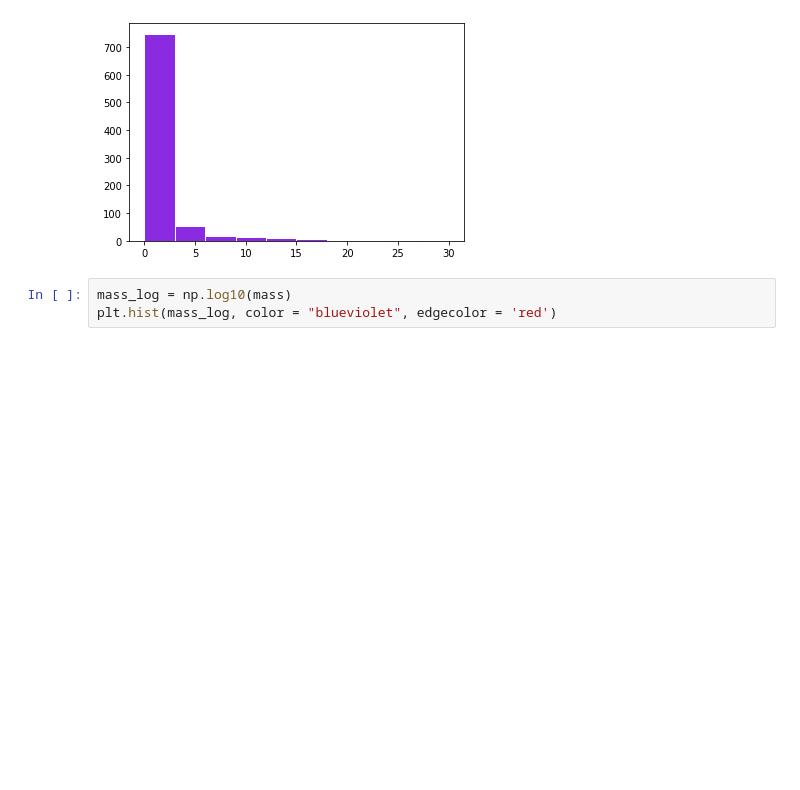
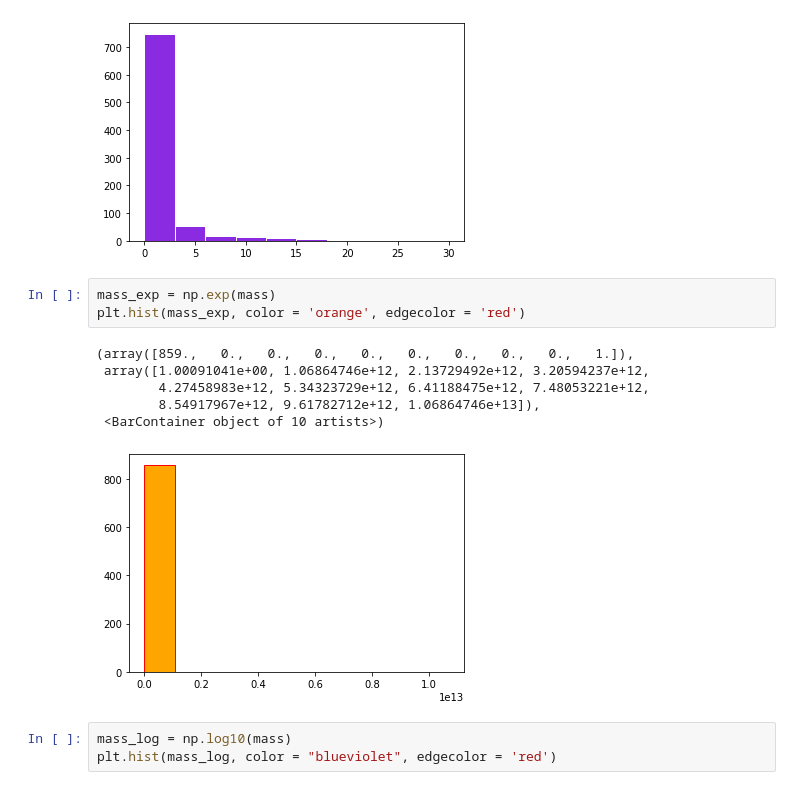
Before and after one commit to jbravo87/blog-projects, a Jupyter notebook: exoplanet_data_notebook.ipynb, the cells around one changed output. Saved outputs shown, nothing was run; the diff lists cells and outputs as text; blank space fills up the shorter version.

```diff
--- a/exoplanet_data_notebook.ipynb
+++ b/exoplanet_data_notebook.ipynb
@@ -666,6 +666,16 @@ plt.hist(mass, color = "blueviolet", edgecolor = 'white')
         2.4000182e+01, 2.7000091e+01, 3.0000000e+01]),
  <BarContainer object of 10 artists>)
 [figure]
+# %%
+mass_exp = np.exp(mass)
+plt.hist(mass_exp, color = 'orange', edgecolor = 'red')
+# %% [output]
+(array([859.,   0.,   0.,   0.,   0.,   0.,   0.,   0.,   0.,   1.]),
+ array([1.00091041e+00, 1.06864746e+12, 2.13729492e+12, 3.20594237e+12,
+        4.27458983e+12, 5.34323729e+12, 6.41188475e+12, 7.48053221e+12,
+        8.54917967e+12, 9.61782712e+12, 1.06864746e+13]),
+ <BarContainer object of 10 artists>)
+[figure, added]
 # %%
 mass_log = np.log10(mass)
 plt.hist(mass_log, color = "blueviolet", edgecolor = 'red')
```
Also changed, not shown: parts of 45 cells of this notebook.
